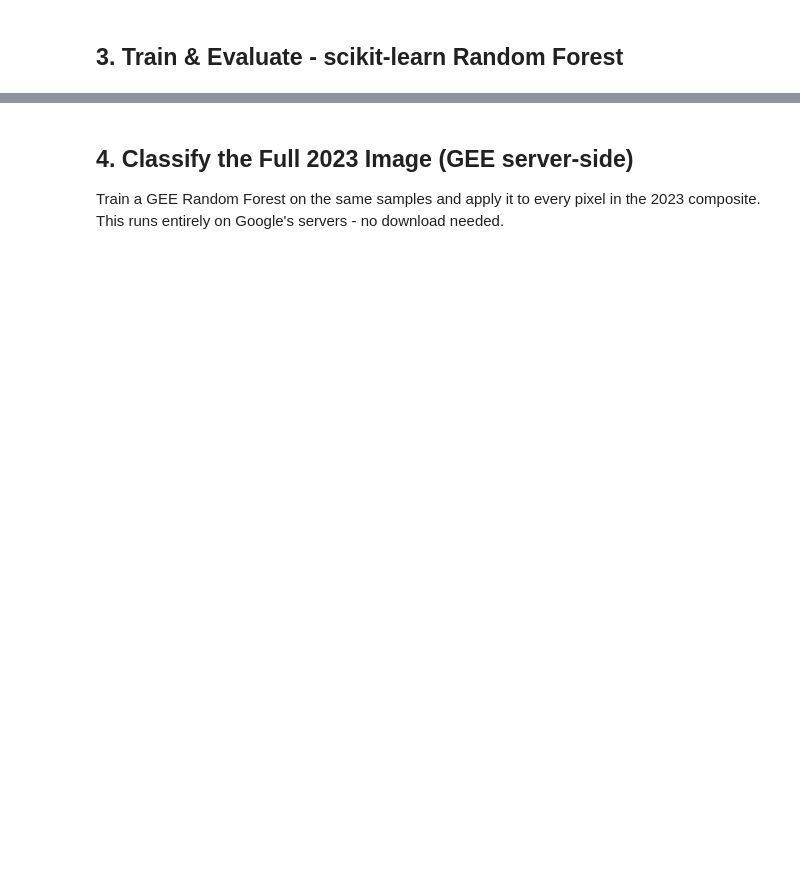
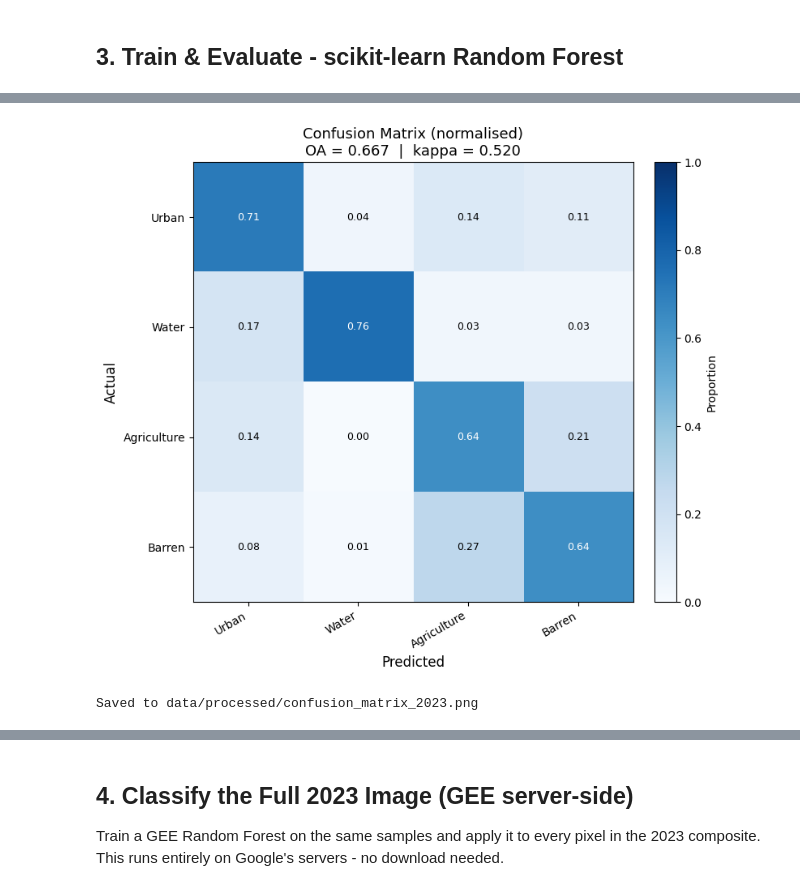
Before and after one commit to eduardobussien/lanzarote-landcover, a Jupyter notebook: notebooks/03_classification.ipynb, the cells around one changed output, grey strips where cells are left out. Cells and saved outputs as stored; diff of their text form; code cells hidden in the pictures; blank space fills up the shorter version.

Commit message:
fix: confusion matrix uses active classes, notebook 03 complete - Phase 2 baseline OA 66.7%

```diff
--- a/notebooks/03_classification.ipynb
+++ b/notebooks/03_classification.ipynb
@@ -241,31 +284,35 @@ print(classification_report(y_test, y_pred, target_names=active_names, digits=3)
 # %%
 # Confusion matrix plot
-cm = confusion_matrix(y_test, y_pred)
+n_active = len(available_classes)
+cm = confusion_matrix(y_test, y_pred, labels=available_classes)
 cm_norm = cm.astype(float) / cm.sum(axis=1, keepdims=True)
 
 fig, ax = plt.subplots(figsize=(8, 7))
 im = ax.imshow(cm_norm, cmap='Blues', vmin=0, vmax=1)
 fig.colorbar(im, ax=ax, fraction=0.046, pad=0.04, label='Proportion')
 
-ax.set_xticks(range(N_CLASSES))
-ax.set_yticks(range(N_CLASSES))
-short = [n.split('/')[0] for n in CLASS_NAMES]
+ax.set_xticks(range(n_active))
+ax.set_yticks(range(n_active))
+short = [n.split('/')[0] for n in active_names]
 ax.set_xticklabels(short, rotation=30, ha='right', fontsize=10)
 ax.set_yticklabels(short, fontsize=10)
 ax.set_xlabel('Predicted', fontsize=12)
 ax.set_ylabel('Actual', fontsize=12)
-ax.set_title(f'Confusion Matrix (normalised)\nOA = {oa:.3f}  |  κ = {kappa:.3f}', fontsize=13)
+ax.set_title(f'Confusion Matrix (normalised)\nOA = {oa:.3f}  |  kappa = {kappa:.3f}', fontsize=13)
 
-for i in range(N_CLASSES):
-    for j in range(N_CLASSES):
+for i in range(n_active):
+    for j in range(n_active):
         val = cm_norm[i, j]
         ax.text(j, i, f'{val:.2f}', ha='center', va='center',
                 color='white' if val > 0.5 else 'black', fontsize=9)
 
 plt.tight_layout()
 plt.savefig('../data/processed/confusion_matrix_2023.png', dpi=150, bbox_inches='tight')
 plt.show()
 print('Saved to data/processed/confusion_matrix_2023.png')
+# %% [output]
+[figure, added]
+Saved to data/processed/confusion_matrix_2023.png
 # %%
 # Feature importance plot
 importances = clf.feature_importances_
```
Also changed, not shown: parts of 7 cells of this notebook.
